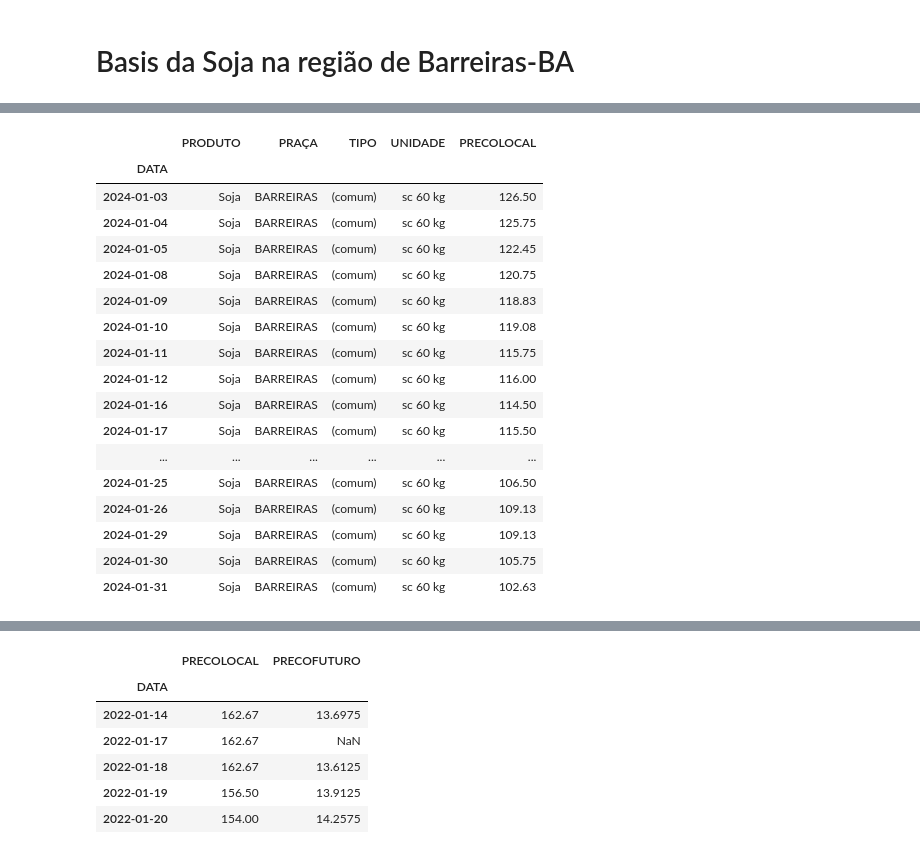
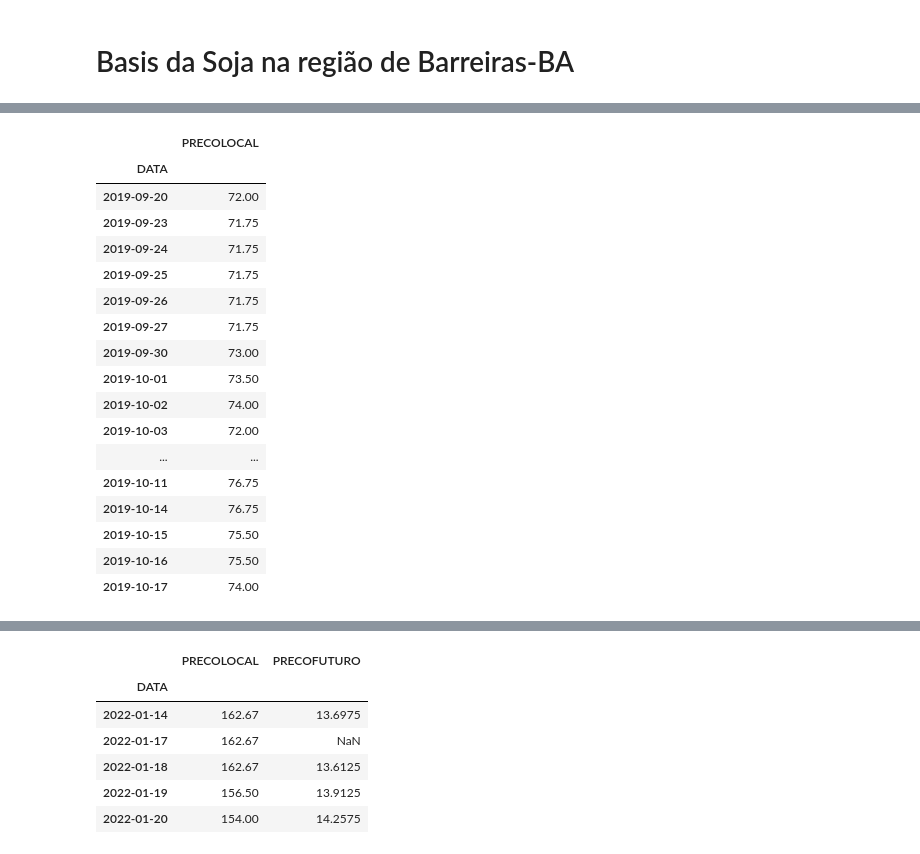
Before and after one commit to vidomirana/Analise-Sincronia-SeriesTemporais-Soja, a Jupyter notebook: Basis_Soja.ipynb, the cells around one changed output, grey strips where cells are left out. Cells and saved outputs as stored; diff of their text form; code cells hidden in the pictures.

```diff
--- a/Basis_Soja.ipynb
+++ b/Basis_Soja.ipynb
@@ -4,6 +4,6 @@
 import pandas as pd
 import matplotlib.pyplot as plt
 import openpyxl
-soja_df = pd.read_excel(r"C:\Users\Lenovo\Documents\MeusProjetos\Analise-Sincronia-SeriesTemporais-Soja\Cotacoes_Barreiras_Soja.xlsx")    #o r antes da string significa uma string raw em que o caminho do arquivo é lido normalmente
+soja_df = pd.read_excel(r"C:\Users\Lenovo\Documents\MeusProjetos\Analise-Sincronia-SeriesTemporais-Soja\Excel Preço local Barreiras.xlsx")    #o r antes da string significa uma string raw em que o caminho do arquivo é lido normalmente
 soja_df
 # %% [output]
@@ -39,4 +35,5 @@ memory usage: 69.4+ KB
 # %%
+soja_df = soja_df.rename(columns={'Data':'DATA'})
 soja_df = soja_df.set_index('DATA')
 soja_df
 # %% [output]
@@ -57,5 +54,5 @@ soja_df
 # %%
-soja_df['PREÇO'] = pd.to_numeric(soja_df['PREÇO'], errors='coerce')
+soja_df['Preço'] = pd.to_numeric(soja_df['Preço'], errors='coerce')
 soja_df.info()
 # %% [output]
 <class 'pandas.core.frame.DataFrame'>
@@ -82,26 +75,26 @@ plt.show()
 # %%
-soja_df.dropna(subset=['PREÇO'],inplace=True)
-soja_df = soja_df.rename(columns={'PREÇO':'PRECOLOCAL'})
+soja_df.dropna(subset=['Preço'],inplace=True)
+soja_df = soja_df.rename(columns={'Preço':'PRECOLOCAL'})
 soja_df.iloc[1450:1470]
 # %% [output]
-|  | PRODUTO | PRAÇA | TIPO | UNIDADE | PRECOLOCAL |
-| DATA |  |  |  |  |  |
-| 2024-01-03 | Soja | BARREIRAS | (comum) | sc 60 kg | 126.50 |
-| 2024-01-04 | Soja | BARREIRAS | (comum) | sc 60 kg | 125.75 |
-| 2024-01-05 | Soja | BARREIRAS | (comum) | sc 60 kg | 122.45 |
-| 2024-01-08 | Soja | BARREIRAS | (comum) | sc 60 kg | 120.75 |
-| 2024-01-09 | Soja | BARREIRAS | (comum) | sc 60 kg | 118.83 |
-| 2024-01-10 | Soja | BARREIRAS | (comum) | sc 60 kg | 119.08 |
-| 2024-01-11 | Soja | BARREIRAS | (comum) | sc 60 kg | 115.75 |
-| 2024-01-12 | Soja | BARREIRAS | (comum) | sc 60 kg | 116.00 |
-| 2024-01-16 | Soja | BARREIRAS | (comum) | sc 60 kg | 114.50 |
-| 2024-01-17 | Soja | BARREIRAS | (comum) | sc 60 kg | 115.50 |
-| ... | ... | ... | ... | ... | ... |
-| 2024-01-25 | Soja | BARREIRAS | (comum) | sc 60 kg | 106.50 |
-| 2024-01-26 | Soja | BARREIRAS | (comum) | sc 60 kg | 109.13 |
-| 2024-01-29 | Soja | BARREIRAS | (comum) | sc 60 kg | 109.13 |
-| 2024-01-30 | Soja | BARREIRAS | (comum) | sc 60 kg | 105.75 |
-| 2024-01-31 | Soja | BARREIRAS | (comum) | sc 60 kg | 102.63 |
+|  | PRECOLOCAL |
+| DATA |  |
+| 2019-09-20 | 72.00 |
+| 2019-09-23 | 71.75 |
+| 2019-09-24 | 71.75 |
+| 2019-09-25 | 71.75 |
+| 2019-09-26 | 71.75 |
+| 2019-09-27 | 71.75 |
+| 2019-09-30 | 73.00 |
+| 2019-10-01 | 73.50 |
+| 2019-10-02 | 74.00 |
+| 2019-10-03 | 72.00 |
+| ... | ... |
+| 2019-10-11 | 76.75 |
+| 2019-10-14 | 76.75 |
+| 2019-10-15 | 75.50 |
+| 2019-10-16 | 75.50 |
+| 2019-10-17 | 74.00 |
 # %%
 futuro_df = pd.read_csv(r'C:\Users\Lenovo\Documents\MeusProjetos\Analise-Sincronia-SeriesTemporais-Soja\soybean-prices-historical-chart-data.csv')
 
```
Also changed, not shown: parts of 23 cells of this notebook, 1 other file.
